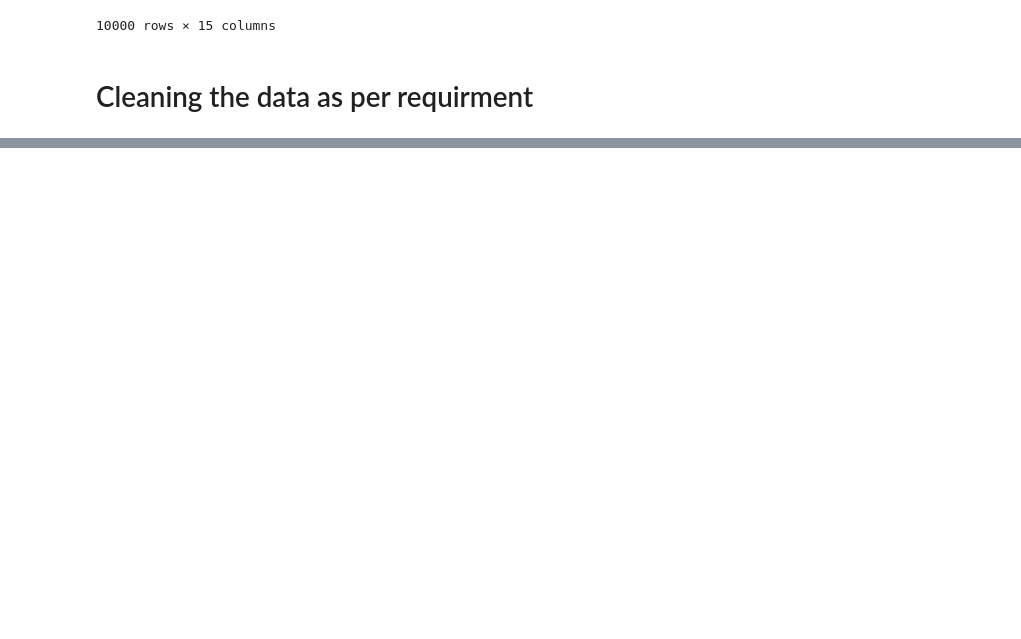
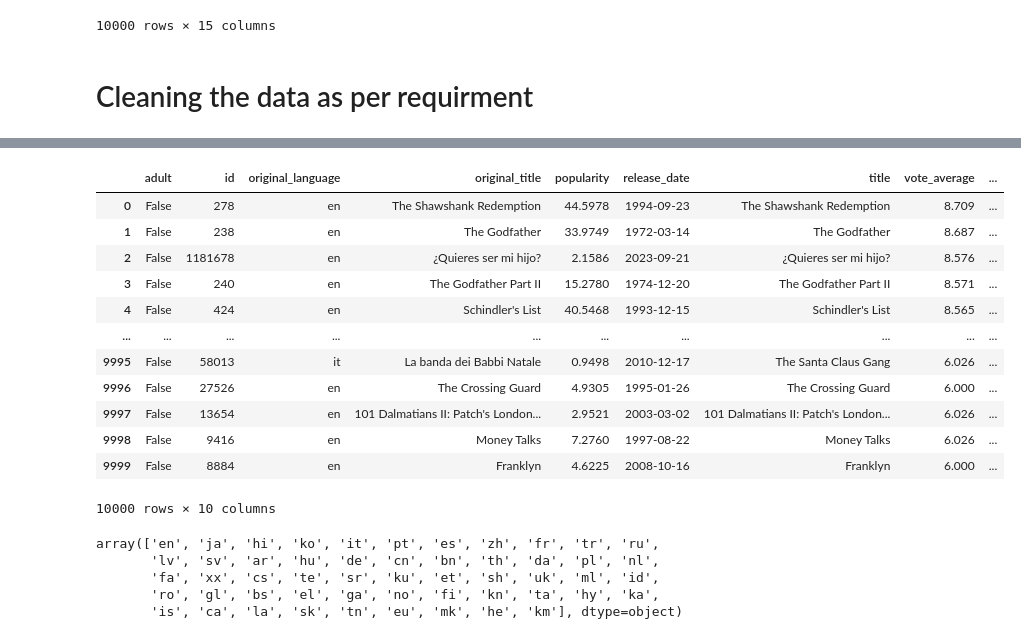
Before and after one commit to kumarkketan/TMDB_Top_rated_movie_analysis, a Jupyter notebook: data_fetching_through_API.ipynb, the cells around one changed output, grey strips where cells are left out. Cells and saved outputs as stored; diff of their text form; code cells hidden in the pictures; blank space fills up the shorter version.

```diff
--- a/data_fetching_through_API.ipynb
+++ b/data_fetching_through_API.ipynb
@@ -204,0 +229,3 @@ df
+# %%
+# keeping those columns which needs for visulaization
+data.drop(columns = ['backdrop_path', 'genre_ids', 'overview', 'poster_path', 'video'],inplace = True)
@@ -204,0 +243,3 @@ df
+# %%
+# now changing release_date type from object to datetime
+data['release_date'] = pd.to_datetime(df['release_date'])
@@ -204,0 +266,27 @@ df
+# %%
+# now working on genre_names column
+data['genre_names'] = data['genre_names'].astype(str).str.lstrip("['").str.rstrip("']").str.replace("', '","|")
+# %%
+data
+# %% [output]
+|  | adult | id | original_language | original_title | popularity | release_date | title | vote_average | ... |
+| 0 | False | 278 | en | The Shawshank Redemption | 44.5978 | 1994-09-23 | The Shawshank Redemption | 8.709 | ... |
+| 1 | False | 238 | en | The Godfather | 33.9749 | 1972-03-14 | The Godfather | 8.687 | ... |
+| 2 | False | 1181678 | en | ¿Quieres ser mi hijo? | 2.1586 | 2023-09-21 | ¿Quieres ser mi hijo? | 8.576 | ... |
+| 3 | False | 240 | en | The Godfather Part II | 15.2780 | 1974-12-20 | The Godfather Part II | 8.571 | ... |
+| 4 | False | 424 | en | Schindler's List | 40.5468 | 1993-12-15 | Schindler's List | 8.565 | ... |
+| ... | ... | ... | ... | ... | ... | ... | ... | ... | ... |
+| 9995 | False | 58013 | it | La banda dei Babbi Natale | 0.9498 | 2010-12-17 | The Santa Claus Gang | 6.026 | ... |
+| 9996 | False | 27526 | en | The Crossing Guard | 4.9305 | 1995-01-26 | The Crossing Guard | 6.000 | ... |
+| 9997 | False | 13654 | en | 101 Dalmatians II: Patch's London... | 2.9521 | 2003-03-02 | 101 Dalmatians II: Patch's London... | 6.026 | ... |
+| 9998 | False | 9416 | en | Money Talks | 7.2760 | 1997-08-22 | Money Talks | 6.026 | ... |
+| 9999 | False | 8884 | en | Franklyn | 4.6225 | 2008-10-16 | Franklyn | 6.000 | ... |
+10000 rows × 10 columns
+# %%
+df['original_language'].unique()
+# %% [output]
+array(['en', 'ja', 'hi', 'ko', 'it', 'pt', 'es', 'zh', 'fr', 'tr', 'ru',
+       'lv', 'sv', 'ar', 'hu', 'de', 'cn', 'bn', 'th', 'da', 'pl', 'nl',
+       'fa', 'xx', 'cs', 'te', 'sr', 'ku', 'et', 'sh', 'uk', 'ml', 'id',
+       'ro', 'gl', 'bs', 'el', 'ga', 'no', 'fi', 'kn', 'ta', 'hy', 'ka',
+       'is', 'ca', 'la', 'sk', 'tn', 'eu', 'mk', 'he', 'km'], dtype=object)
```
Also changed, not shown: parts of 20 cells of this notebook.
